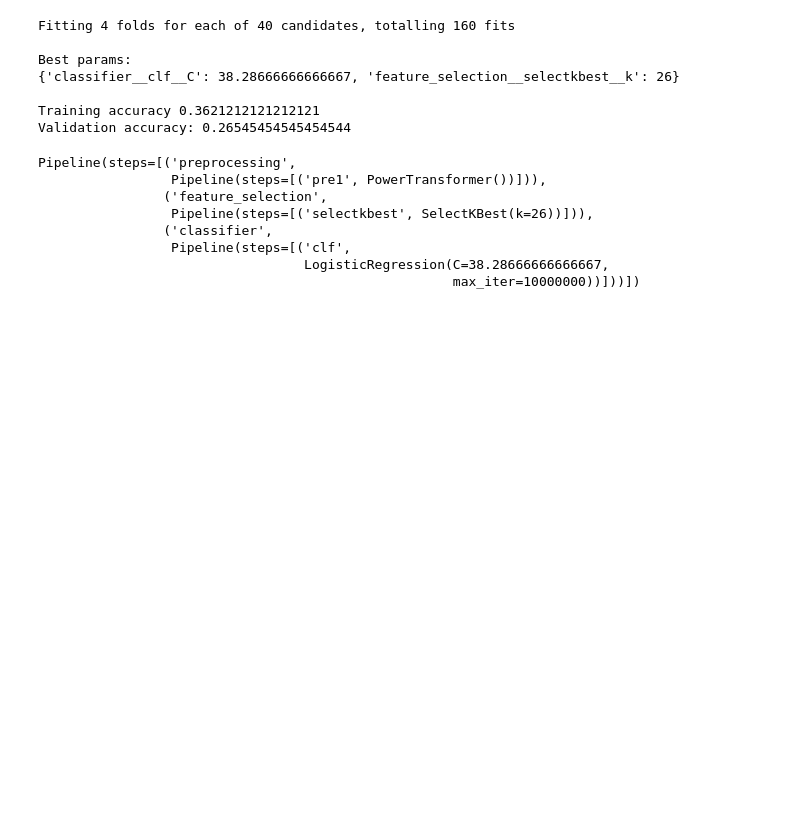
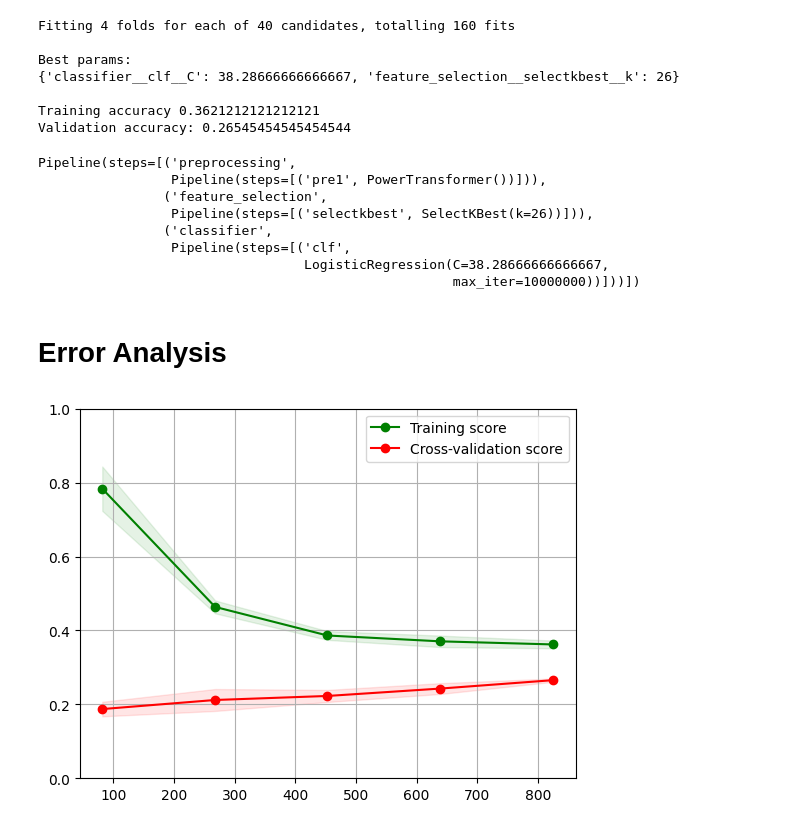
Before and after one commit to ItsKhaled/ML_Challenge, a Jupyter notebook: code/Notebook_Khaled.ipynb, the cells around one changed output. Saved outputs shown, nothing was run; the diff lists cells and outputs as text; code cells hidden in the pictures; blank space fills up the shorter version.

Commit message:
Added simple error analysis to notebook

```diff
--- a/code/Notebook_Khaled.ipynb
+++ b/code/Notebook_Khaled.ipynb
@@ -237,3 +245,5 @@ Pipeline(steps=[('preprocessing',
 # %%
 # Print results
 # results
+# %% [markdown]
+# Error Analysis
@@ -239,0 +252,47 @@ Pipeline(steps=[('preprocessing',
+# %%
+def plot_learning_curve(sizes, train, val):
+
+    train_scores_mean = np.mean(train, axis=1)
+    train_scores_std = np.std(train, axis=1)
+    val_scores_mean = np.mean(val, axis=1)
+    val_scores_std = np.std(val, axis=1)
+
+    _, axes = plt.subplots(1,)
+    axes.grid()
+
+    axes.fill_between(
+        sizes,
+        train_scores_mean - train_scores_std,
+        train_scores_mean + train_scores_std,
+        alpha=0.1,
+        color="g",
+    )
+
+    axes.fill_between(
+        sizes,
+        val_scores_mean - val_scores_std,
+        val_scores_mean + val_scores_std,
+        alpha=0.1,
+        color="r",
+    )
+
+    axes.plot(
+        sizes, train_scores_mean, "o-", color="g", label="Training score"
+    )
+
+    axes.plot(
+        sizes, val_scores_mean, "o-", color="r", label="Cross-validation score"
+    )
+
+    axes.set_ylim((0,1))
+    axes.legend(loc="best")
+
+    plt.show()
+
+    return
+# %%
+train_sizes, train_scores, val_scores = learning_curve(model, Xtrain, Ytrain, cv=cv, n_jobs=4, verbose=0)
+# %%
+plot_learning_curve(train_sizes, train_scores, val_scores)
+# %% [output]
+[figure, added]
```
Also changed, not shown: parts of 10 cells of this notebook.
